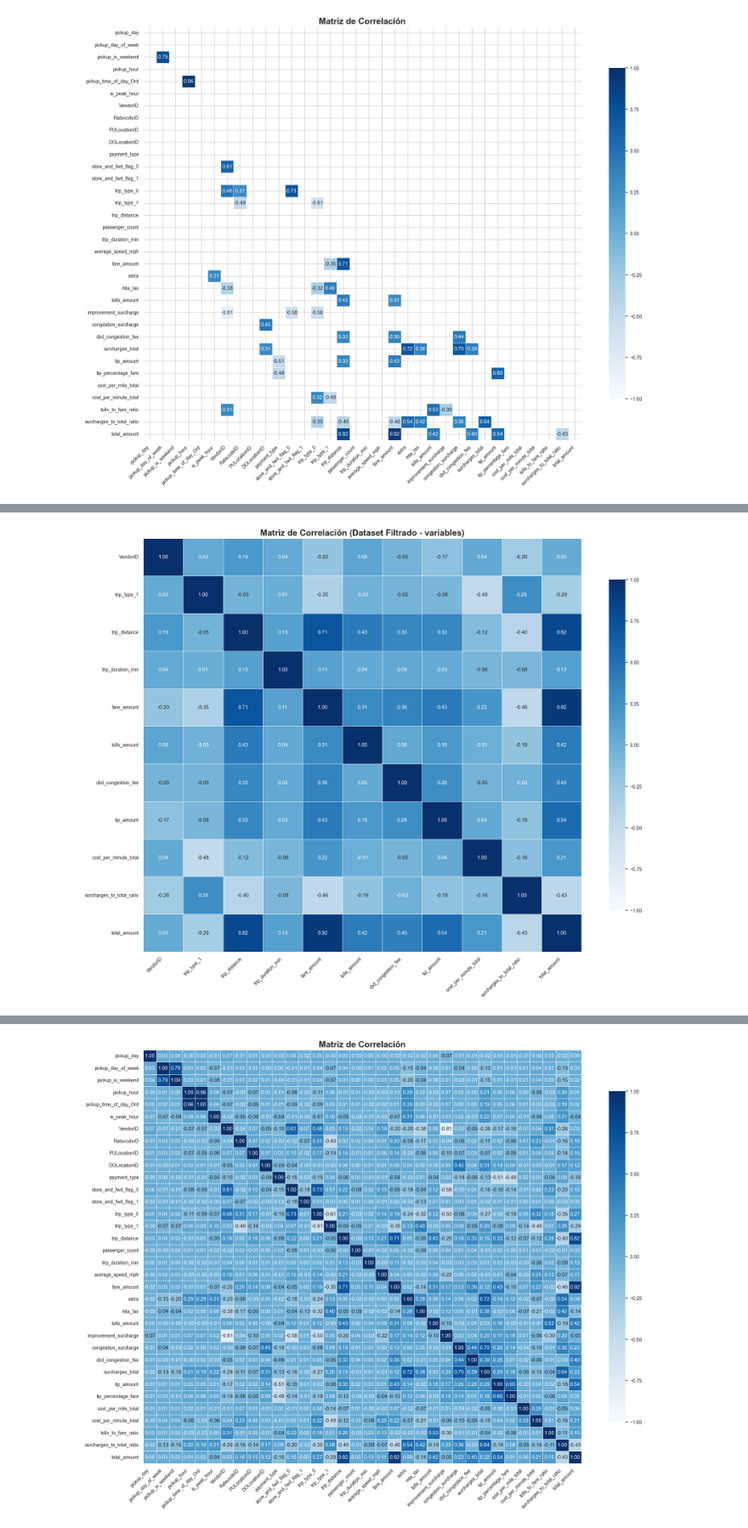
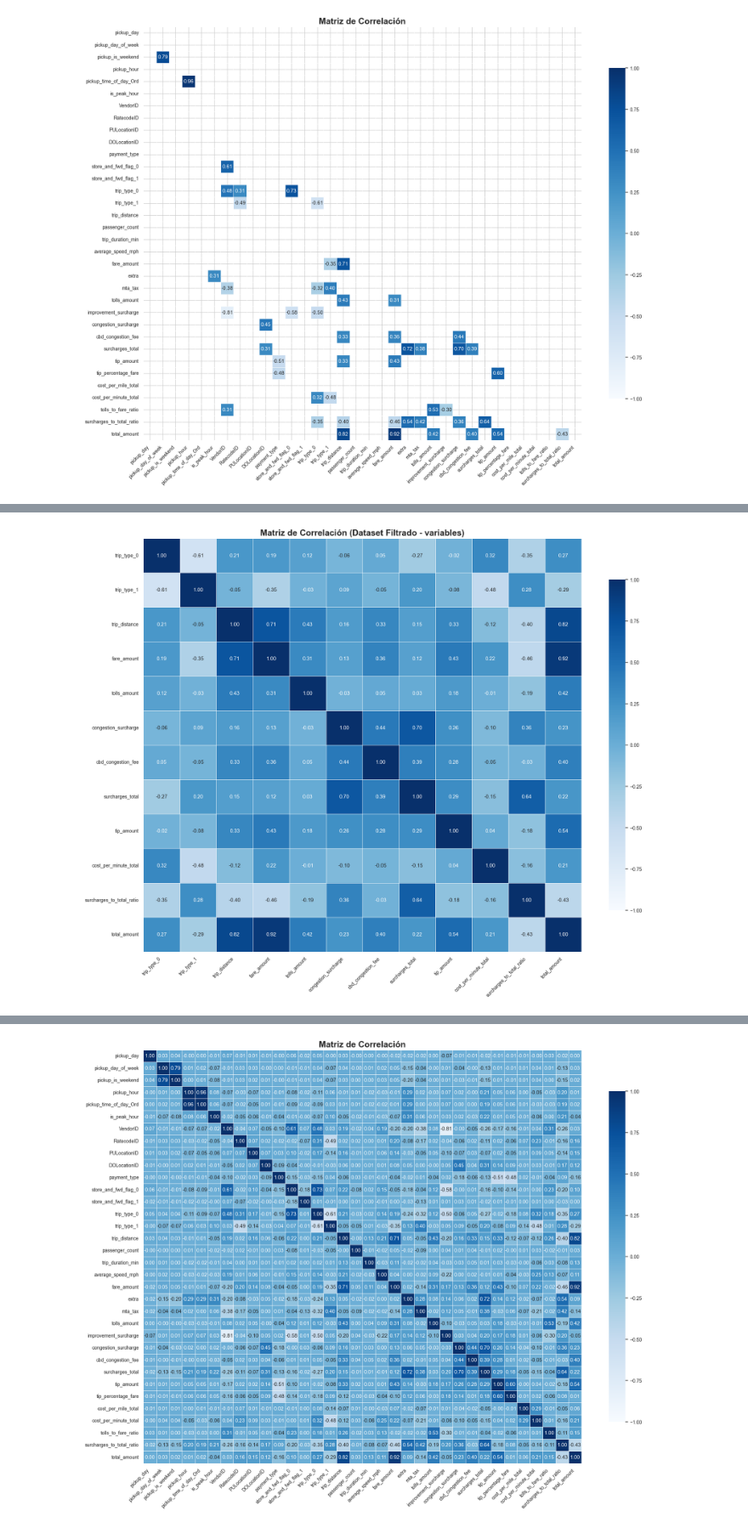
Before and after one commit to secarvallo/MLY0100, a Jupyter notebook: ML-N02/crisp-dm/03_data_preparation.ipynb, the cells around one changed output, grey strips where cells are left out. Shown at 85% size. Saved outputs shown, nothing was run; the diff lists cells and outputs as text; code cells hidden in the pictures.

```diff
--- a/ML-N02/crisp-dm/03_data_preparation.ipynb
+++ b/ML-N02/crisp-dm/03_data_preparation.ipynb
@@ -907,3 +932,3 @@ Variables a escalar: 25
 # %%
-df_fare = df_fare.copy()
+df_total = df_total.copy()
 df_trip = df_trip.copy()
@@ -911,8 +951,8 @@ df_trip = df_trip.copy()
 # Correlación entre variables
 # %%
 # Seleccionar columnas numéricas y rellenar valores faltantes
-numeric_cols_for_corr = df_fare.select_dtypes(include=[np.number]).columns
-df_prep_for_corr = df_final[numeric_cols_for_corr].copy()
+numeric_cols_for_corr = df_total.select_dtypes(include=[np.number]).columns
+df_prep_for_corr = df_total[numeric_cols_for_corr].copy()
 # Calcular la matriz de correlación
 corr = df_prep_for_corr.corr()
 
@@ -940,14 +980,14 @@ plt.show()
 [figure]
 # %%
 # Asumiendo que df_final es tu DataFrame inicial
-df_prep = df_fare.copy()
-target_col = 'fare_amount' # Assuming this is your target
+df_prep = df_total.copy()
+target_col = 'total_amount' # Assuming this is your target
 
 print("\nLimpieza de Columnas: Varianza Cero + Baja Correlación")
 print("---")
 
 # 1. Varianza Cero
-zero_var_cols = [col for col in df_prep.select_dtypes(include=np.number).columns
+zero_var_cols = [col for col in df_prep.select_dtypes(include=[np.number]).columns
                  if col in corr.columns and df_prep[col].var() < 1e-10]
 if zero_var_cols:
     print(f"- Se encontraron {len(zero_var_cols)} columnas con varianza cero:")
@@ -967,10 +1007,13 @@ if target_col in df_prep.columns:
 
         # Identificar columnas con baja correlación, EXCLUYENDO explícitamente variables importantes
         low_corr_cols = [col for col in corrs[(corrs < 0.2) & (corrs.index != target_col)].index
-                         if col != 'trip_duration_min']
+                         if col != 'total_amount']
 
         if low_corr_cols:
             print(f"Se encontraron {len(low_corr_cols)} columnas con baja correlación (<0.2):")
+            for col in low_corr_cols:
+                corr_value = corrs[col]
+                print(f"  ✗ {col:<30} (correlación: {corr_value:.3f})")
             # Aplicar la eliminación en la copia df_prep_lows
             df_prep_lows = df_prep_lows.drop(columns=low_corr_cols).round(4)
         else:
@@ -991,24 +1043,24 @@ DataFrame filtrado ('df_prep_lows'): 11 columnas, 49390 filas (eliminadas varian
 ---
 # %%
-df_fare_lows = df_prep_lows.copy()
+df_total_lows = df_prep_lows.copy()
 # %%
-# Seleccionar columnas numéricas del DataFrame filtrado (df_prep_lows)
-numeric_cols_for_corr = df_prep_lows.select_dtypes(include=[np.number]).columns
-df_prep_for_corr = df_prep_lows[numeric_cols_for_corr].copy()
+# Seleccionar columnas numéricas del DataFrame filtrado (df_total_lows)
+numeric_cols_for_corr = df_total_lows.select_dtypes(include=[np.number]).columns
+df_prep_for_corr = df_total_lows[numeric_cols_for_corr].copy()
 
 # Calcular la matriz de correlación
 corr = df_prep_for_corr.corr()
 
 plt.figure(figsize=(18, 14))
 #sns.heatmap(corr, annot=True,cmap='Blues',fmt=".3f",mask=mask,linewidths=.5,cbar_kws={"shrink": .8},vmin=-1,vmax=1)
 sns.heatmap(corr, annot=True,cmap='Blues',fmt=".2f",linewidths=.5,cbar_kws={"shrink": .8},vmin=-1,vmax=1)
 plt.title("Matriz de Correlación (Dataset Filtrado - variables)", fontsize=18, fontweight='bold')
 plt.xticks(rotation=45, ha='right')
 plt.yticks(rotation=0)
 plt.tight_layout()
 plt.show()
 # %% [output]
-[figure, old version]
+[figure, new version]
 # %%
 # Heatmap con máscara para correlaciones fuertes (≥0.2) - Dataset filtrado
 mask = np.triu(np.ones_like(corr, dtype=bool)) | (np.abs(corr) < 0.2)
```
Also changed, not shown: parts of 13 cells of this notebook.
